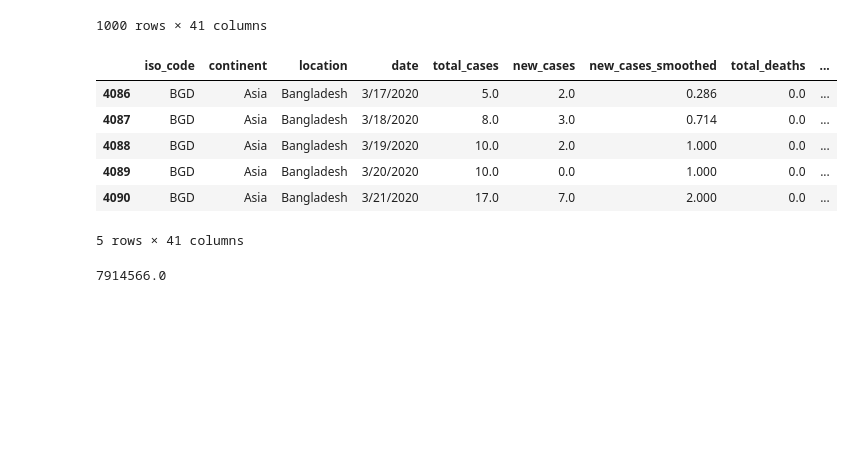
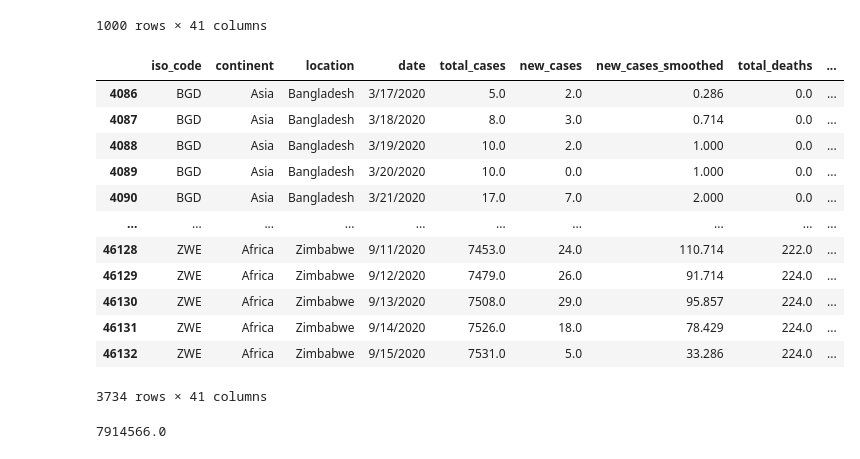
Before and after one commit to jjjdewan/ucb-data-visualization-msgrp-project1-covid-19, a Jupyter notebook: covid-19-project-challenge.ipynb, the cells around one changed output. Drawn from its saved outputs; the diff is of its cells as text; code cells hidden in the pictures; blank space fills up the shorter version.

```diff
--- a/covid-19-project-challenge.ipynb
+++ b/covid-19-project-challenge.ipynb
@@ -35,15 +35,21 @@ covid_data_df.head(1000)
 # %%
 #Drop cells containing NaN
 covid_data_clean = covid_data_df.dropna()
-covid_data_clean.head()
+covid_data_clean
 # %% [output]
 |  | iso_code | continent | location | date | total_cases | new_cases | new_cases_smoothed | total_deaths | ... |
 | 4086 | BGD | Asia | Bangladesh | 3/17/2020 | 5.0 | 2.0 | 0.286 | 0.0 | ... |
 | 4087 | BGD | Asia | Bangladesh | 3/18/2020 | 8.0 | 3.0 | 0.714 | 0.0 | ... |
 | 4088 | BGD | Asia | Bangladesh | 3/19/2020 | 10.0 | 2.0 | 1.000 | 0.0 | ... |
 | 4089 | BGD | Asia | Bangladesh | 3/20/2020 | 10.0 | 0.0 | 1.000 | 0.0 | ... |
 | 4090 | BGD | Asia | Bangladesh | 3/21/2020 | 17.0 | 7.0 | 2.000 | 0.0 | ... |
+| ... | ... | ... | ... | ... | ... | ... | ... | ... | ... |
+| 46128 | ZWE | Africa | Zimbabwe | 9/11/2020 | 7453.0 | 24.0 | 110.714 | 222.0 | ... |
+| 46129 | ZWE | Africa | Zimbabwe | 9/12/2020 | 7479.0 | 26.0 | 91.714 | 224.0 | ... |
+| 46130 | ZWE | Africa | Zimbabwe | 9/13/2020 | 7508.0 | 29.0 | 95.857 | 224.0 | ... |
+| 46131 | ZWE | Africa | Zimbabwe | 9/14/2020 | 7526.0 | 18.0 | 78.429 | 224.0 | ... |
+| 46132 | ZWE | Africa | Zimbabwe | 9/15/2020 | 7531.0 | 5.0 | 33.286 | 224.0 | ... |
-5 rows × 41 columns
+3734 rows × 41 columns
 # %%
 #Get Total for the following:
 #Total # of Cases for North America
```
Also changed, not shown: parts of 1 cell of this notebook, 6 other files.
